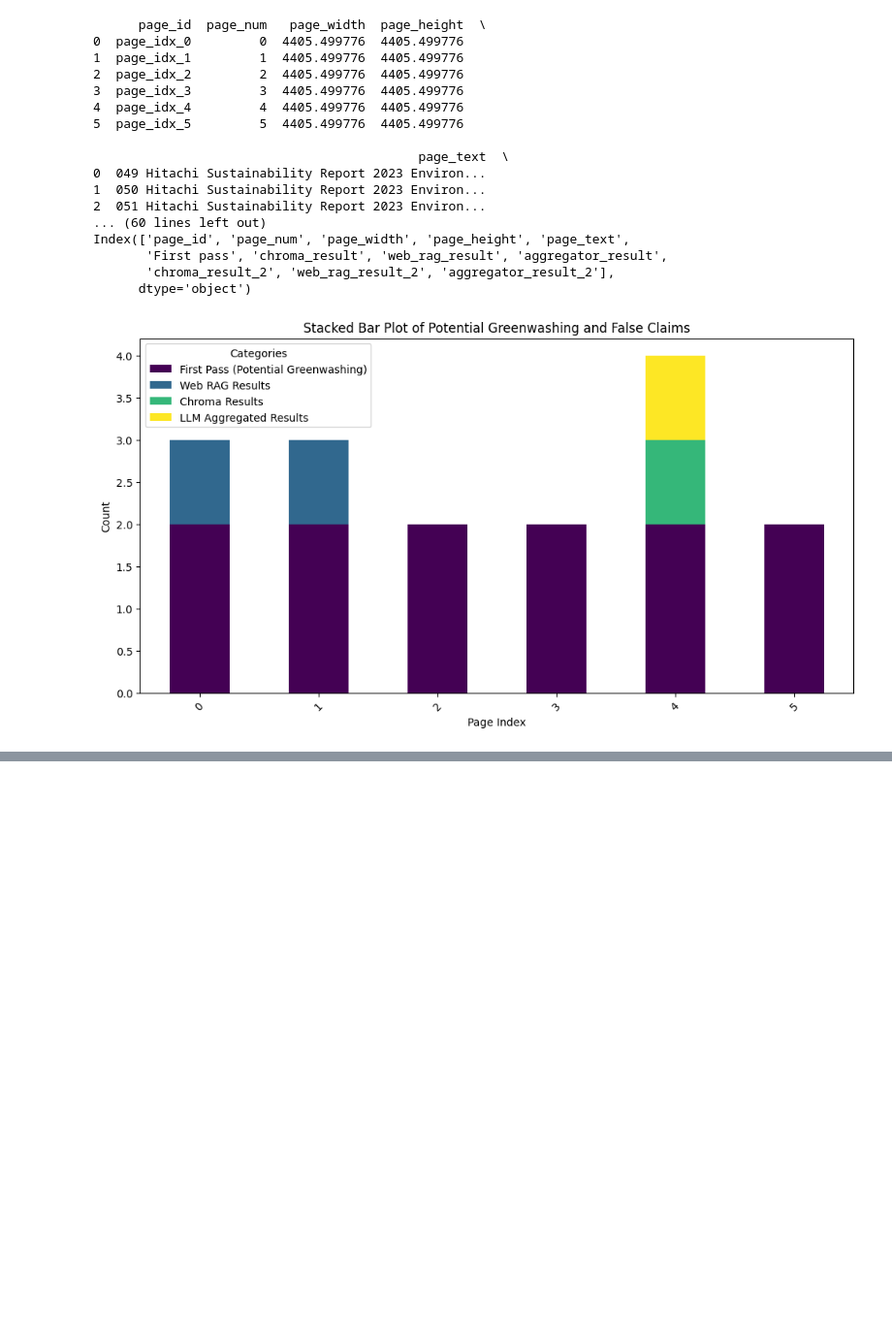
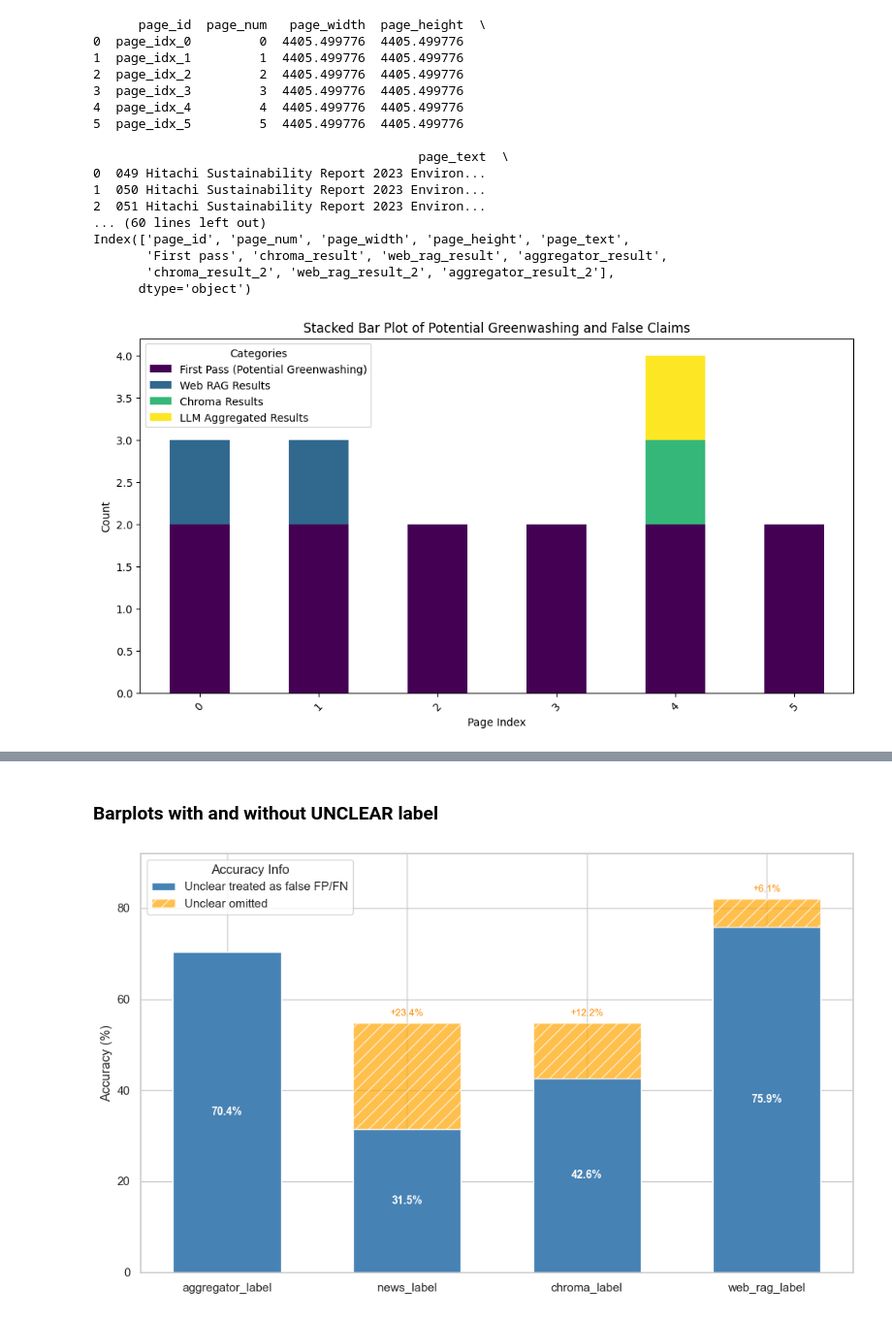
Before and after one commit to athenarc/ai4greenwashing, a Jupyter notebook: viz.ipynb, the cells around one changed output, grey strips where cells are left out. Shown: that part at 97% size. Saved outputs shown, nothing was run; the diff lists cells and outputs as text; code cells hidden in the pictures; blank space fills up the shorter version.

```diff
--- a/viz.ipynb
+++ b/viz.ipynb
@@ -379,0 +274,66 @@ df1.to_csv('gw_without_definition_filtered_final.csv', index=False)
+# %% [markdown]
+### Barplots with and without UNCLEAR label
+# %%
+import pandas as pd
+import seaborn as sns
+import matplotlib.pyplot as plt
+from sklearn.metrics import accuracy_score, precision_score, recall_score, f1_score
+
+# Step 1: Load and preprocess
+df = pd.read_csv('experiment1_with_def.csv')
+y_pred = ['aggregator_label', 'news_label', 'chroma_label', 'web_rag_label']
+df[y_pred + ['ground_truth']] = df[y_pred + ['ground_truth']].fillna('UNCLEAR')
+
+
+# Step 2: Normalize greenwashing labels
+for col in y_pred:
+    df.loc[df[col].str.contains(r'^GREENWASHING TYPE [1-4]$', regex=True, na=False), col] = 'GREENWASHING'
+
+# Step 3: Collect scores
+base_accuracies = []  # with UNCLEAR
+deltas = []           # improvement after removing UNCLEAR
+
+for col in y_pred:
+    acc_with = accuracy_score(df['ground_truth'], df[col])
+    df_filtered = df[df[col] != 'UNCLEAR']
+    acc_without = accuracy_score(df_filtered['ground_truth'], df_filtered[col])
+
+    base_accuracies.append(acc_with * 100)
+    deltas.append((acc_without - acc_with) * 100)
+
+# Step 4: Plot with highlighted difference
+x = range(len(y_pred))
+width = 0.6
+
+fig, ax = plt.subplots(figsize=(10, 6))
+
+# Base bars (with UNCLEAR)
+bars = ax.bar(x, base_accuracies, width=width, color='steelblue', label='Unclear treated as false FP/FN')
+
+# Difference bars (improvement)
+ax.bar(x, deltas, width=width, bottom=base_accuracies, color='orange', alpha=0.7, hatch='//', label='Unclear omitted')
+
+# Annotations
+for i, (bar, delta) in enumerate(zip(bars, deltas)):
+    height = bar.get_height()
+    # Text inside the blue bar
+    ax.text(bar.get_x() + bar.get_width() / 2, height * 0.5, f"{height:.1f}%",
+            ha='center', va='center', color='white', fontsize=10, fontweight='bold')
+    # Text above the orange bar
+    if delta > 0:
+        ax.text(bar.get_x() + bar.get_width() / 2, height + delta + 1, f"+{delta:.1f}%",
+                ha='center', va='bottom', fontsize=9, color='darkorange')
+
+# Styling
+ax.set_xticks(list(x))
+ax.set_xticklabels(y_pred)
+ax.set_ylabel("Accuracy (%)")
+ax.set_ylim(0, max([b + d for b, d in zip(base_accuracies, deltas)]) + 10)
+#ax.set_title("Accuracy by Label Source with Highlighted Improvement (No UNCLEAR)", fontsize=14, weight='bold')
+ax.legend(title="Accuracy Info")
+
+plt.tight_layout()
+#plt.savefig("poster_plots/accuracy_by_label_source.pdf")
+plt.show()
+# %% [output]
+[figure, added]
```
Also changed, not shown: parts of 19 cells of this notebook, 6 other files.
